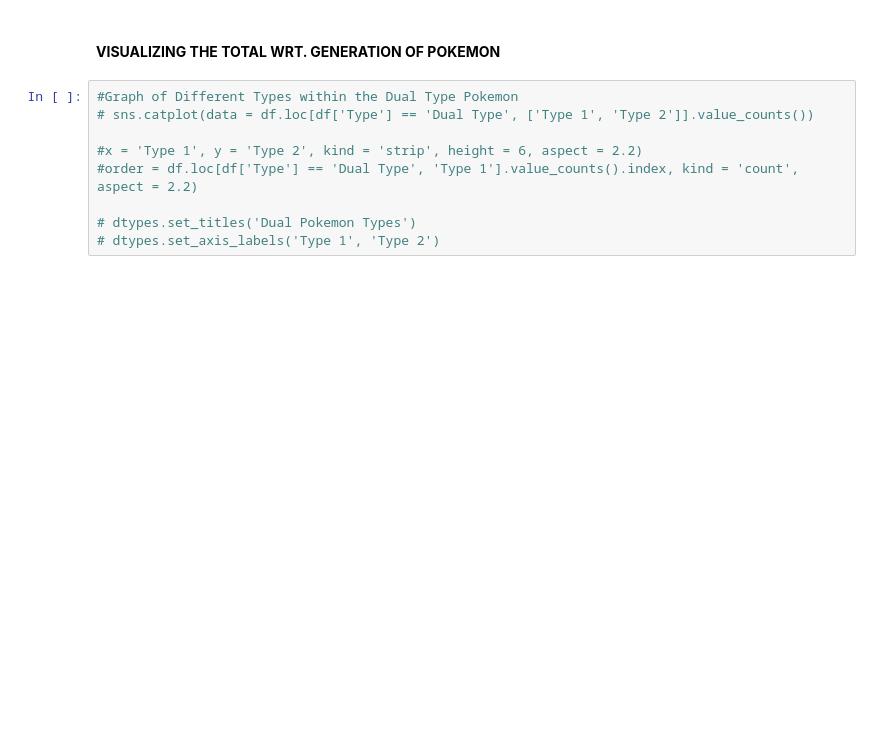
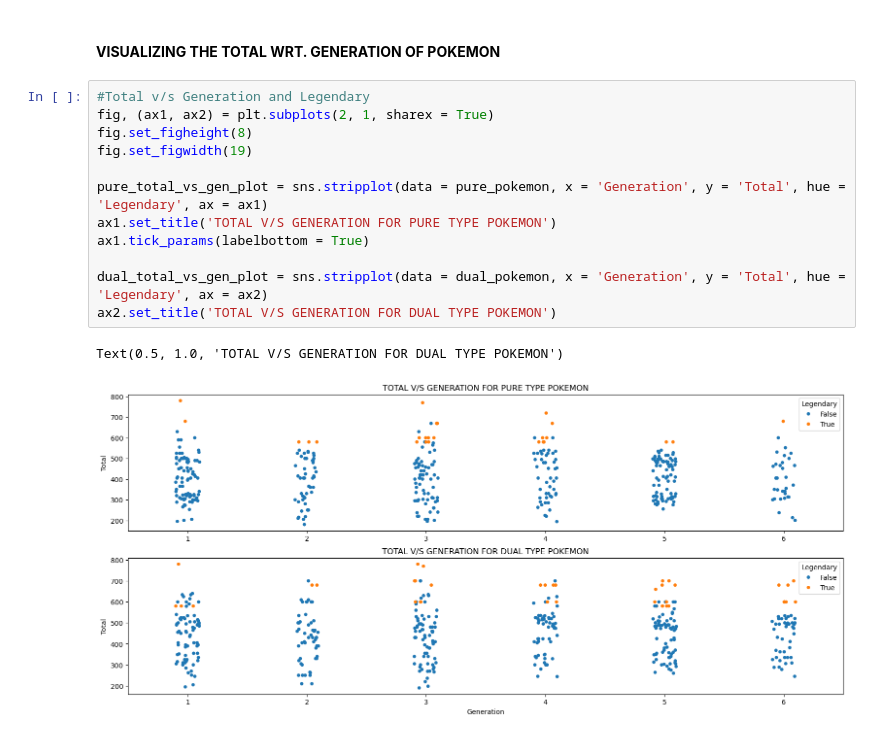
Before and after one commit to r-taeja/Data-Science, a Jupyter notebook: Pokemon/pokemon.ipynb, the cells around one changed output. Drawn from its saved outputs; the diff is of its cells as text; blank space fills up the shorter version.

```diff
--- a/Pokemon/pokemon.ipynb
+++ b/Pokemon/pokemon.ipynb
@@ -506,11 +531,17 @@ Text(0.5, 1.0, 'HP OF DIFFERENT TYPE 2 WITHIN DUAL TYPE POKEMON')
 # %% [markdown]
 #### **VISUALIZING THE TOTAL WRT. GENERATION OF POKEMON**
 # %%
-#Graph of Different Types within the Dual Type Pokemon
-# sns.catplot(data = df.loc[df['Type'] == 'Dual Type', ['Type 1', 'Type 2']].value_counts())
+#Total v/s Generation and Legendary
+fig, (ax1, ax2) = plt.subplots(2, 1, sharex = True)
+fig.set_figheight(8)
+fig.set_figwidth(19)
 
-#x = 'Type 1', y = 'Type 2', kind = 'strip', height = 6, aspect = 2.2)
-#order = df.loc[df['Type'] == 'Dual Type', 'Type 1'].value_counts().index, kind = 'count', aspect = 2.2)
+pure_total_vs_gen_plot = sns.stripplot(data = pure_pokemon, x = 'Generation', y = 'Total', hue = 'Legendary', ax = ax1)
+ax1.set_title('TOTAL V/S GENERATION FOR PURE TYPE POKEMON')
+ax1.tick_params(labelbottom = True)
 
-# dtypes.set_titles('Dual Pokemon Types')
-# dtypes.set_axis_labels('Type 1', 'Type 2')
+dual_total_vs_gen_plot = sns.stripplot(data = dual_pokemon, x = 'Generation', y = 'Total', hue = 'Legendary', ax = ax2)
+ax2.set_title('TOTAL V/S GENERATION FOR DUAL TYPE POKEMON')
+# %% [output]
+Text(0.5, 1.0, 'TOTAL V/S GENERATION FOR DUAL TYPE POKEMON')
+[figure, added]
```
Also changed, not shown: parts of 4 cells of this notebook.
